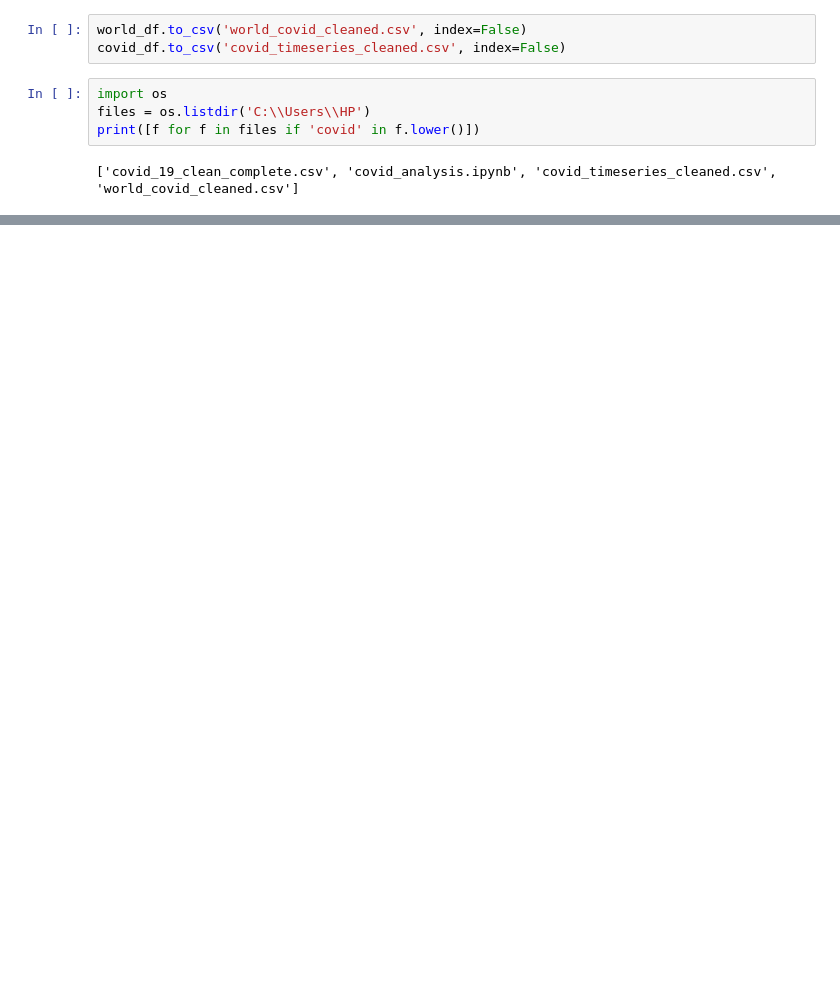
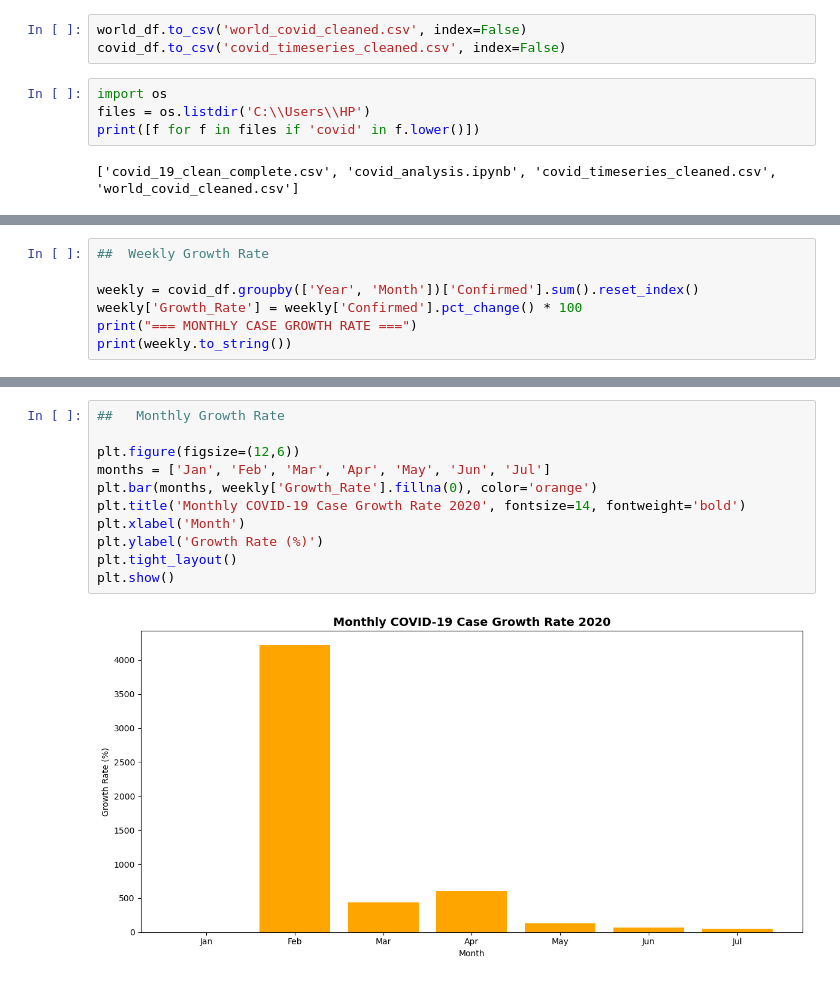
Before and after one commit to President-saad/COVID19-Data-Analysis, a Jupyter notebook: covid_analysis.ipynb, the cells around one changed output, grey strips where cells are left out. Cells and saved outputs as stored; diff of their text form; blank space fills up the shorter version.

```diff
--- a/covid_analysis.ipynb
+++ b/covid_analysis.ipynb
@@ -274,0 +271,7 @@ print([f for f in files if 'covid' in f.lower()])
+# %%
+##  Weekly Growth Rate
+
+weekly = covid_df.groupby(['Year', 'Month'])['Confirmed'].sum().reset_index()
+weekly['Growth_Rate'] = weekly['Confirmed'].pct_change() * 100
+print("=== MONTHLY CASE GROWTH RATE ===")
+print(weekly.to_string())
@@ -274,0 +351,13 @@ print([f for f in files if 'covid' in f.lower()])
+# %%
+##   Monthly Growth Rate
+
+plt.figure(figsize=(12,6))
+months = ['Jan', 'Feb', 'Mar', 'Apr', 'May', 'Jun', 'Jul']
+plt.bar(months, weekly['Growth_Rate'].fillna(0), color='orange')
+plt.title('Monthly COVID-19 Case Growth Rate 2020', fontsize=14, fontweight='bold')
+plt.xlabel('Month')
+plt.ylabel('Growth Rate (%)')
+plt.tight_layout()
+plt.show()
+# %% [output]
+[figure, added]
```
Also changed, not shown: parts of 30 cells of this notebook, 3 other files.
